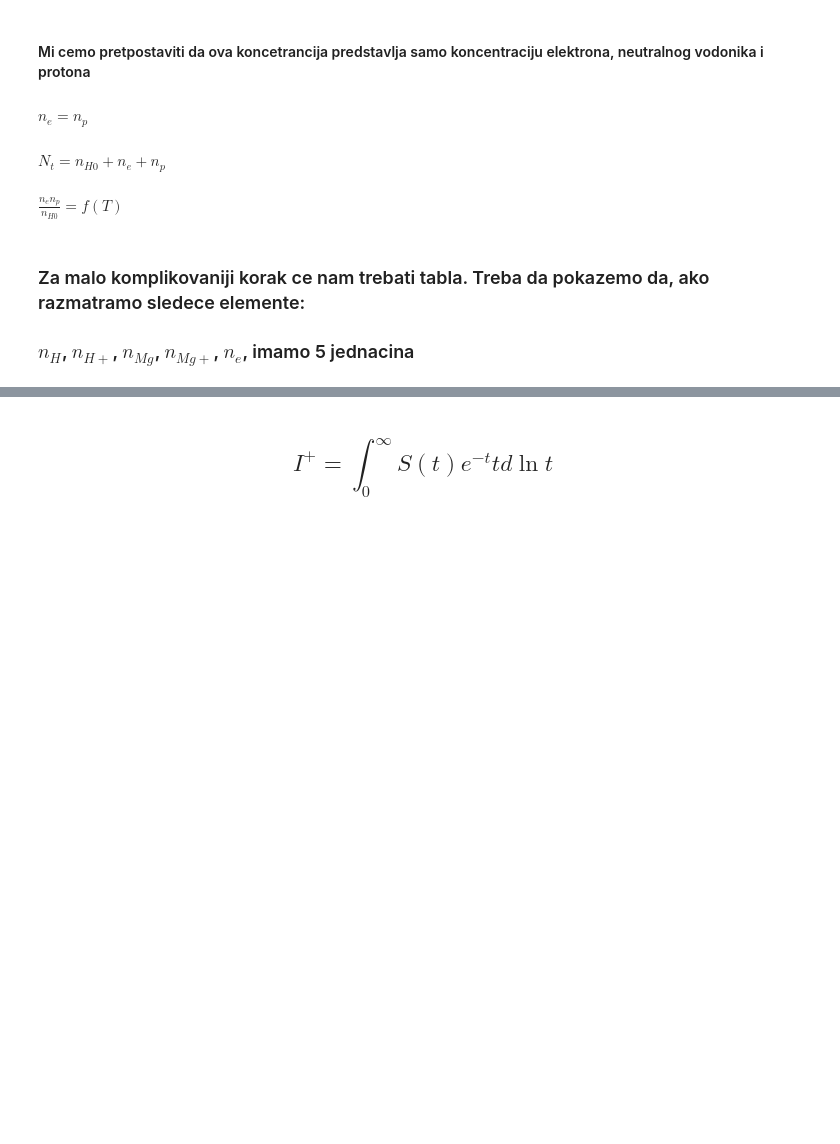
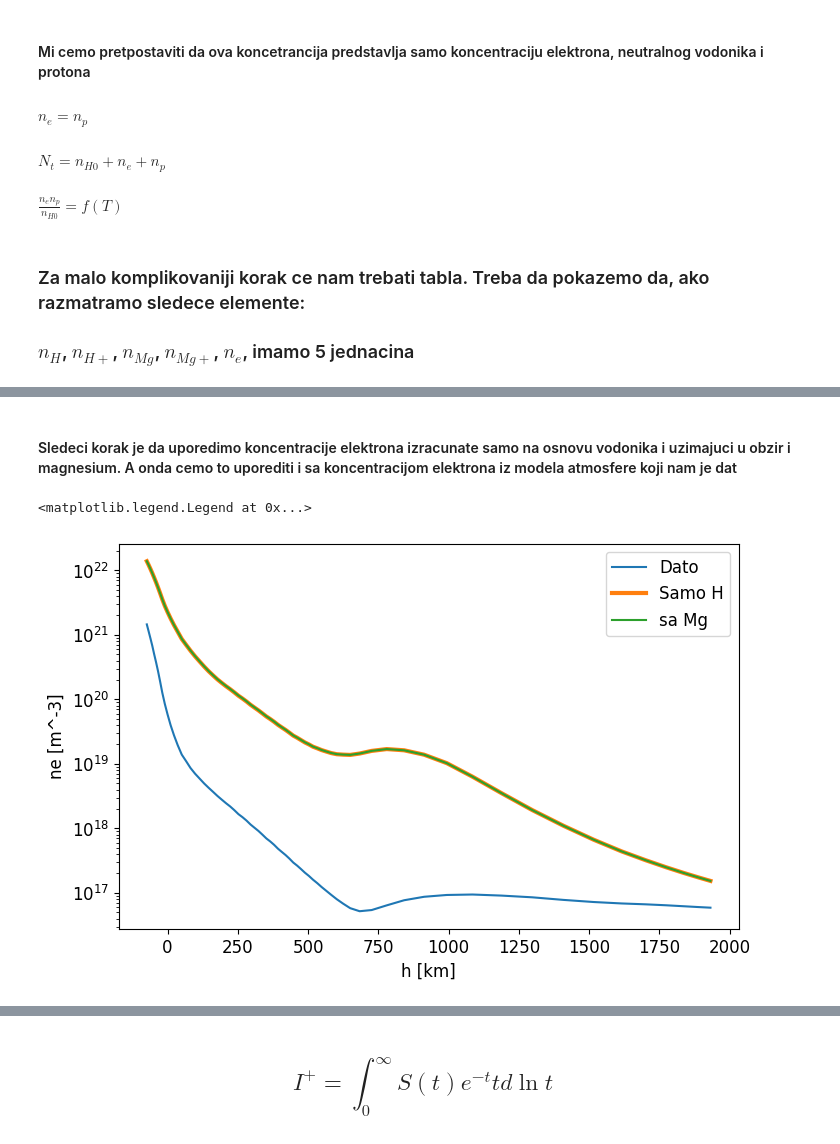
Before and after one commit to ivanzmilic/IAS_matf, a Jupyter notebook: handson_zvezde_spectra.ipynb, the cells around one changed output, grey strips where cells are left out. Cells and saved outputs as stored; diff of their text form; code cells hidden in the pictures; blank space fills up the shorter version.

```diff
--- a/handson_zvezde_spectra.ipynb
+++ b/handson_zvezde_spectra.ipynb
@@ -310,3 +277,34 @@ print(np.sum(test), p_test/k/T_test)
 1.2077294685990338e+24 1.2077294685990338e+24
 # %%
 # Nakon godina debagovanja, resili smo ovaj problem uz pametnu normalizaciju!!!!
+# %% [markdown]
+#### Sledeci korak je da uporedimo koncentracije elektrona izracunate samo na osnovu vodonika i uzimajuci u obzir i magnesium. A onda cemo to uporediti i sa koncentracijom elektrona iz modela atmosfere koji nam je dat
+# %%
+ND = len(T)
+ne_samo_H = np.zeros(ND)
+ne_sa_Mg = np.zeros(ND)
+
+# Ovo ce nam trebati kasnije
+nH_sa_Mg = np.zeros(ND)
+nHp_sa_Mg = np.zeros(ND)
+
+for d in range(0,ND):
+
+    ne_samo_H[d] = resi_ne_H(pg[d]/k/T[d], T[d])[2]
+    pops = resi_ion(pg[d]/k/T[d], T[d])
+    nH_sa_Mg[d] = pops[0]
+    nHp_sa_Mg[d] = pops[1]
+    ne_sa_Mg[d] = pops[4]
+# %%
+# Uporedimo nase ne, sa ne datim u modelu atmosfere
+ne = pe/k/T
+plt.figure(figsize=default_figsize)
+plt.semilogy(z, ne, label='Dato')
+plt.semilogy(z, ne_samo_H, linewidth=3, label = 'Samo H')
+plt.semilogy(z, ne_sa_Mg, label = 'sa Mg')
+plt.xlabel("h [km]")
+plt.ylabel("ne [m^-3]")
+plt.legend()
+# %% [output]
+<matplotlib.legend.Legend at 0x...>
+[figure, added]
```
Also changed, not shown: parts of 78 cells of this notebook.
